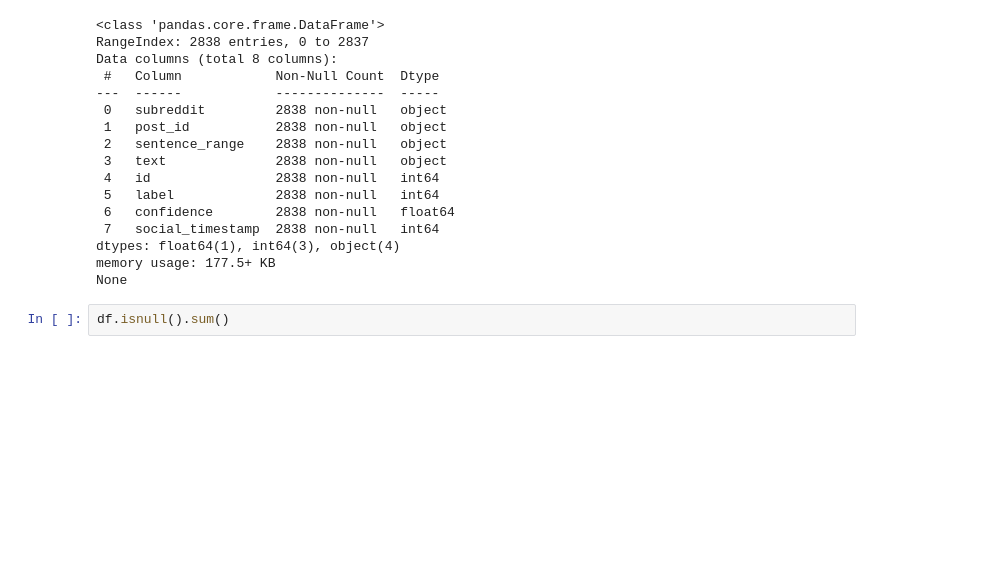
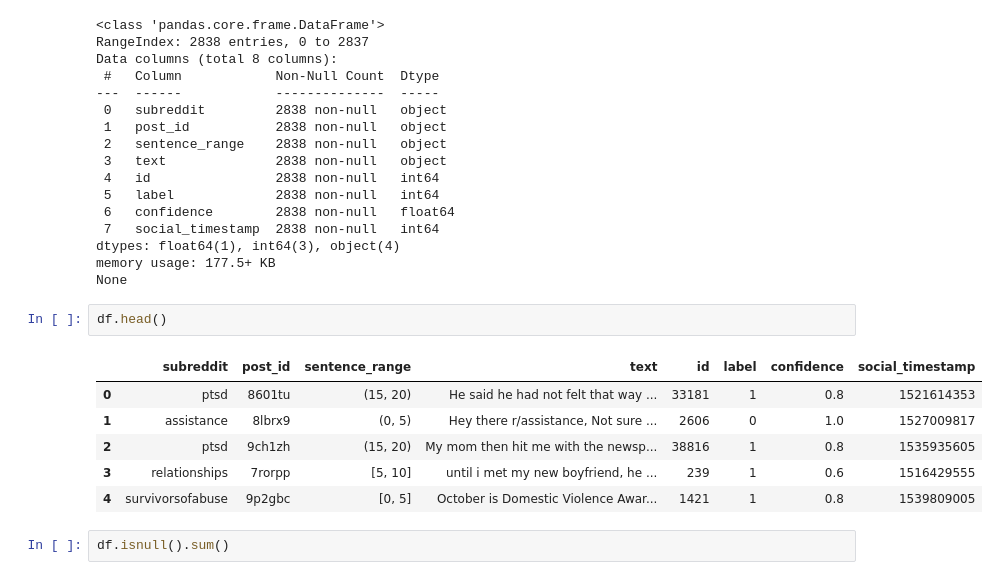
Before and after one commit to Maheen-Siddiqui/Colab-Projects, a Jupyter notebook: StressDetectionML.ipynb, the cells around one changed output. Drawn from its saved outputs; the diff is of its cells as text; blank space fills up the shorter version.

```diff
--- a/StressDetectionML.ipynb
+++ b/StressDetectionML.ipynb
@@ -30,6 +30,15 @@ Data columns (total 8 columns):
 dtypes: float64(1), int64(3), object(4)
 memory usage: 177.5+ KB
 None
+# %%
+df.head()
+# %% [output]
+|  | subreddit | post_id | sentence_range | text | id | label | confidence | social_timestamp |
+| 0 | ptsd | 8601tu | (15, 20) | He said he had not felt that way ... | 33181 | 1 | 0.8 | 1521614353 |
+| 1 | assistance | 8lbrx9 | (0, 5) | Hey there r/assistance, Not sure ... | 2606 | 0 | 1.0 | 1527009817 |
+| 2 | ptsd | 9ch1zh | (15, 20) | My mom then hit me with the newsp... | 38816 | 1 | 0.8 | 1535935605 |
+| 3 | relationships | 7rorpp | [5, 10] | until i met my new boyfriend, he ... | 239 | 1 | 0.6 | 1516429555 |
+| 4 | survivorsofabuse | 9p2gbc | [0, 5] | October is Domestic Violence Awar... | 1421 | 1 | 0.8 | 1539809005 |
 # %%
 df.isnull().sum()
 # %% [output]
```
Also changed, not shown: parts of 13 cells of this notebook.
